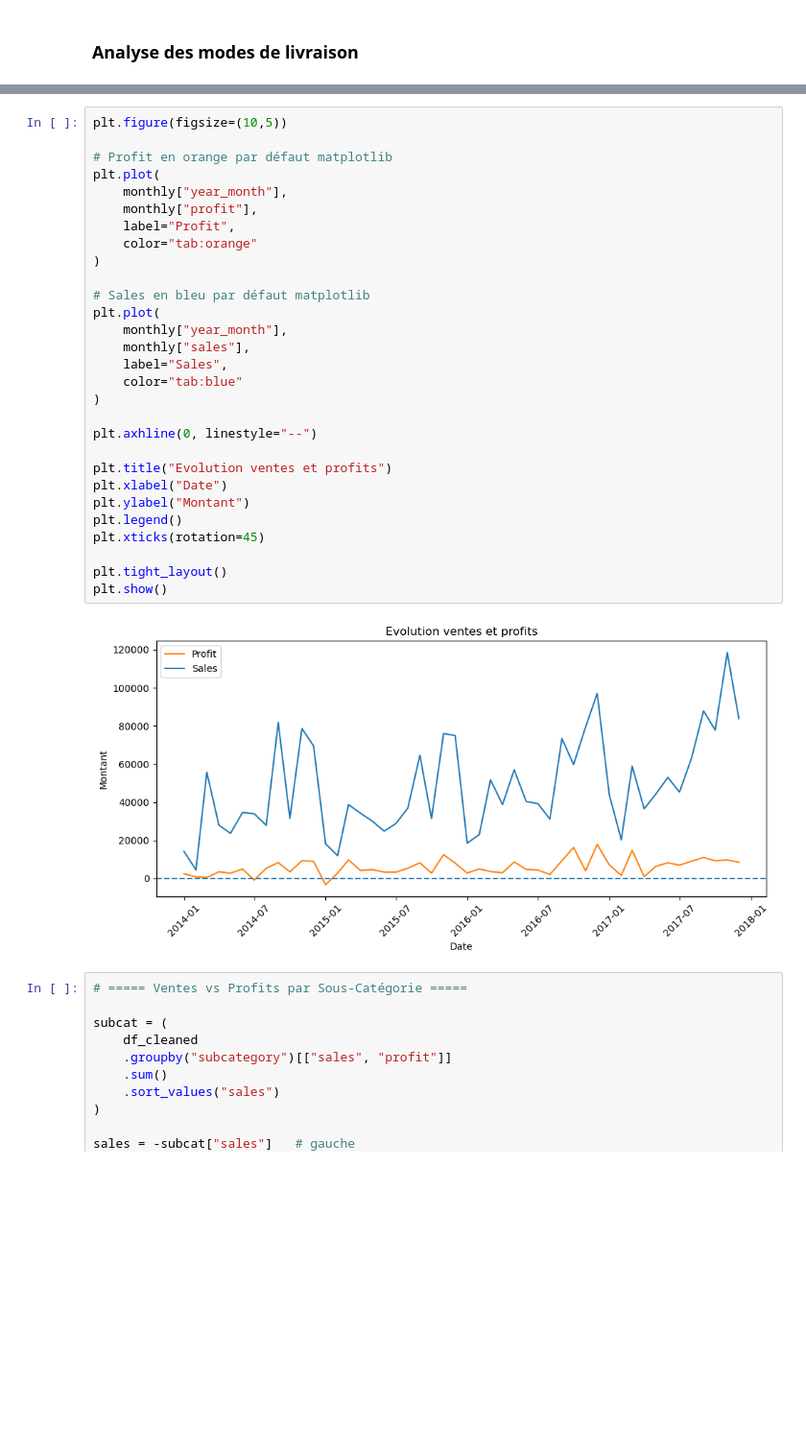
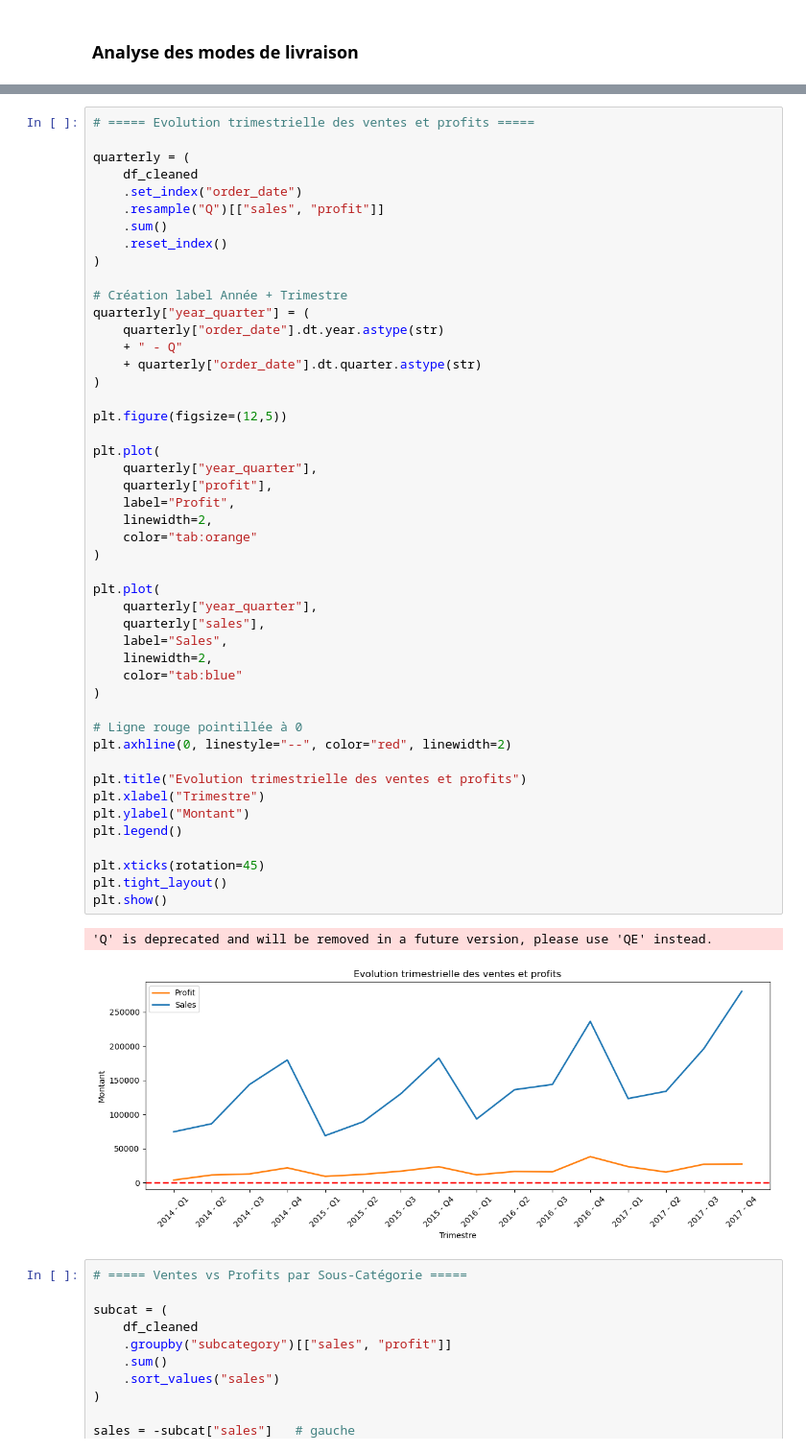
Before and after one commit to msshaqura/project_superstore, a Jupyter notebook: sample_superstore.ipynb, the cells around one changed output, grey strips where cells are left out. Shown at 96% size. Saved outputs shown, nothing was run; the diff lists cells and outputs as text; blank space fills up the shorter version.

Commit message:
correction graphique temporel

```diff
--- a/sample_superstore.ipynb
+++ b/sample_superstore.ipynb
@@ -388,34 +394,53 @@ Name: shipping_time_days, dtype: float64
 # %%
-plt.figure(figsize=(10,5))
+# ===== Evolution trimestrielle des ventes et profits =====
 
-# Profit en orange par défaut matplotlib
+quarterly = (
+    df_cleaned
+    .set_index("order_date")
+    .resample("Q")[["sales", "profit"]]
+    .sum()
+    .reset_index()
+)
+
+# Création label Année + Trimestre
+quarterly["year_quarter"] = (
+    quarterly["order_date"].dt.year.astype(str)
+    + " - Q"
+    + quarterly["order_date"].dt.quarter.astype(str)
+)
+
+plt.figure(figsize=(12,5))
+
 plt.plot(
-    monthly["year_month"],
-    monthly["profit"],
+    quarterly["year_quarter"],
+    quarterly["profit"],
     label="Profit",
+    linewidth=2,
     color="tab:orange"
 )
 
-# Sales en bleu par défaut matplotlib
 plt.plot(
-    monthly["year_month"],
-    monthly["sales"],
+    quarterly["year_quarter"],
+    quarterly["sales"],
     label="Sales",
+    linewidth=2,
     color="tab:blue"
 )
 
-plt.axhline(0, linestyle="--")
+# Ligne rouge pointillée à 0
+plt.axhline(0, linestyle="--", color="red", linewidth=2)
 
-plt.title("Evolution ventes et profits")
-plt.xlabel("Date")
+plt.title("Evolution trimestrielle des ventes et profits")
+plt.xlabel("Trimestre")
 plt.ylabel("Montant")
 plt.legend()
+
 plt.xticks(rotation=45)
-
 plt.tight_layout()
 plt.show()
 # %% [output]
+'Q' is deprecated and will be removed in a future version, please use 'QE' instead.
-[figure, old version]
+[figure, new version]
 # %%
 # ===== Ventes vs Profits par Sous-Catégorie =====
 
```
Also changed, not shown: parts of 9 cells of this notebook.
